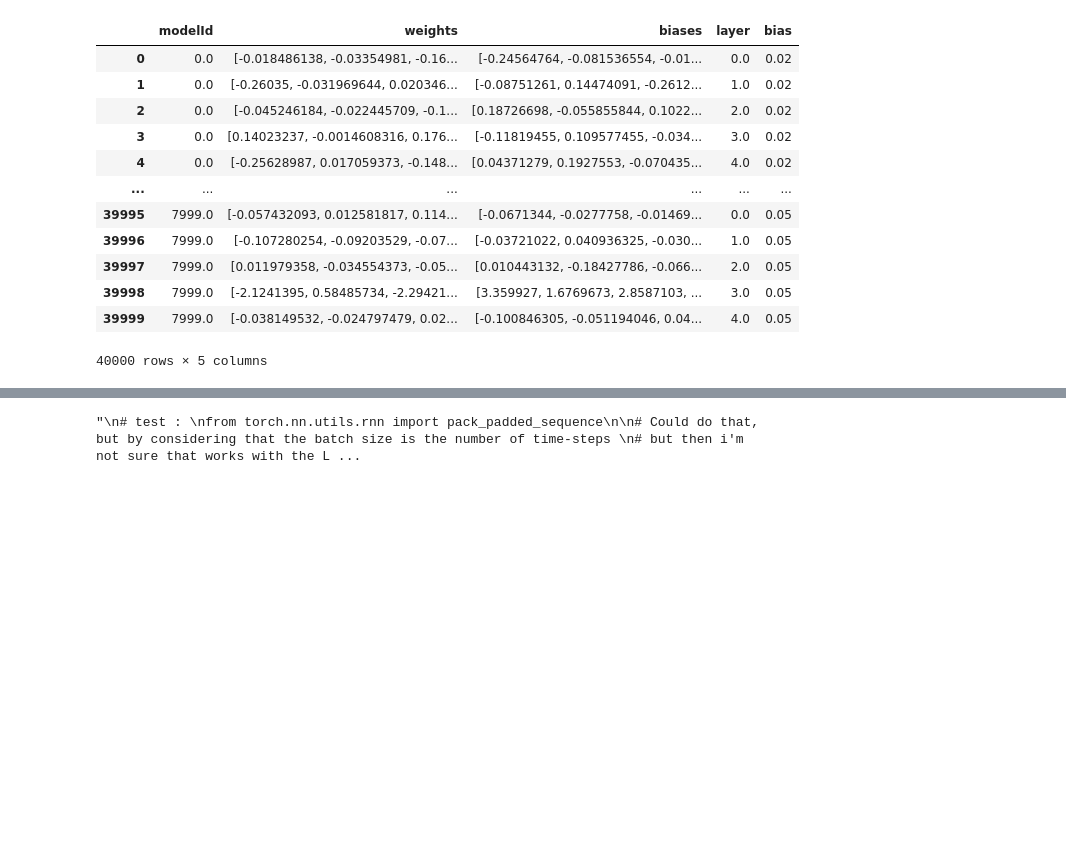
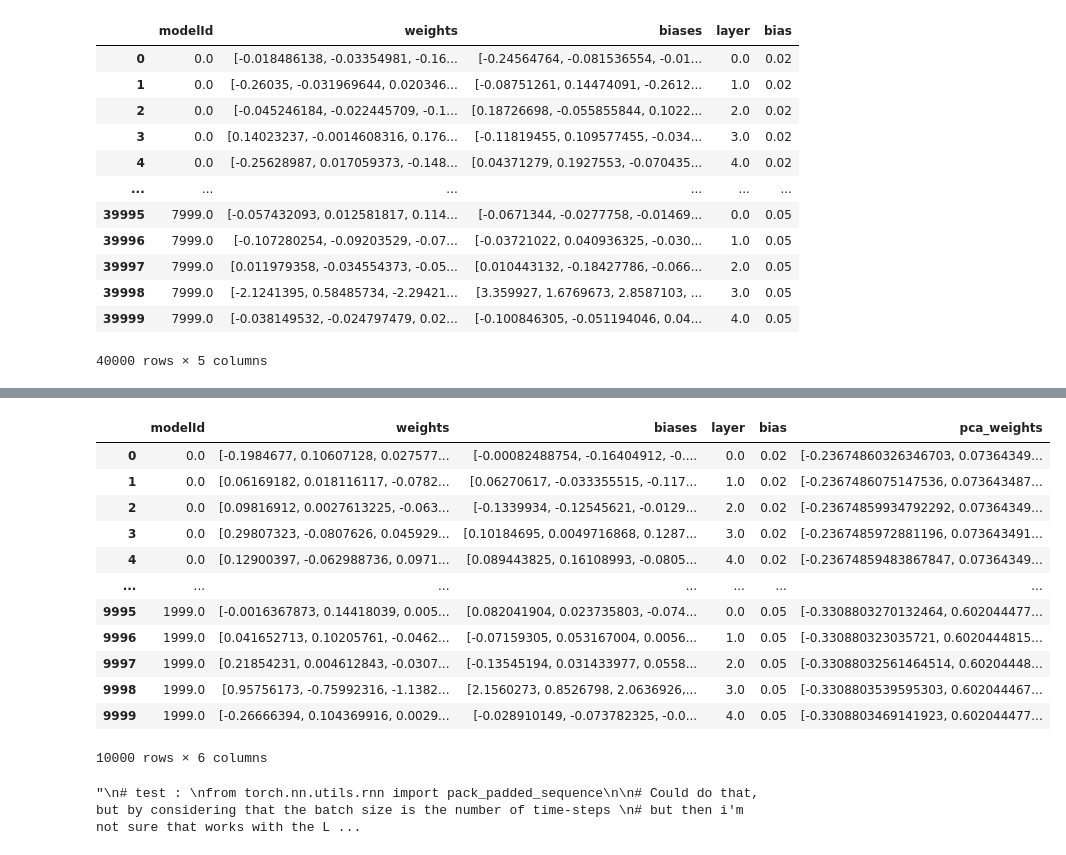
Before and after one commit to ghjuliasialelli/dl21, a Jupyter notebook: rnn-training.ipynb, the cells around one changed output, grey strips where cells are left out. Drawn from its saved outputs; the diff is of its cells as text; code cells hidden in the pictures; blank space fills up the shorter version.

```diff
--- a/rnn-training.ipynb
+++ b/rnn-training.ipynb
@@ -61,3 +117,20 @@ trainModelWeights
+# %%
+PCA_testModelWeights = get_PCA_ModelWeights(testModelWeights, pca_test_weights)
+PCA_testModelWeights
+# %% [output]
+|  | modelId | weights | biases | layer | bias | pca_weights |
+| 0 | 0.0 | [-0.1984677, 0.10607128, 0.027577... | [-0.00082488754, -0.16404912, -0.... | 0.0 | 0.02 | [-0.23674860326346703, 0.07364349... |
+| 1 | 0.0 | [0.06169182, 0.018116117, -0.0782... | [0.06270617, -0.033355515, -0.117... | 1.0 | 0.02 | [-0.2367486075147536, 0.073643487... |
+| 2 | 0.0 | [0.09816912, 0.0027613225, -0.063... | [-0.1339934, -0.12545621, -0.0129... | 2.0 | 0.02 | [-0.23674859934792292, 0.07364349... |
+| 3 | 0.0 | [0.29807323, -0.0807626, 0.045929... | [0.10184695, 0.0049716868, 0.1287... | 3.0 | 0.02 | [-0.2367485972881196, 0.073643491... |
+| 4 | 0.0 | [0.12900397, -0.062988736, 0.0971... | [0.089443825, 0.16108993, -0.0805... | 4.0 | 0.02 | [-0.23674859483867847, 0.07364349... |
+| ... | ... | ... | ... | ... | ... | ... |
+| 9995 | 1999.0 | [-0.0016367873, 0.14418039, 0.005... | [0.082041904, 0.023735803, -0.074... | 0.0 | 0.05 | [-0.3308803270132464, 0.602044477... |
+| 9996 | 1999.0 | [0.041652713, 0.10205761, -0.0462... | [-0.07159305, 0.053167004, 0.0056... | 1.0 | 0.05 | [-0.330880323035721, 0.6020444815... |
+| 9997 | 1999.0 | [0.21854231, 0.004612843, -0.0307... | [-0.13545194, 0.031433977, 0.0558... | 2.0 | 0.05 | [-0.33088032561464514, 0.60204448... |
+| 9998 | 1999.0 | [0.95756173, -0.75992316, -1.1382... | [2.1560273, 0.8526798, 2.0636926,... | 3.0 | 0.05 | [-0.3308803539595303, 0.602044467... |
+| 9999 | 1999.0 | [-0.26666394, 0.104369916, 0.0029... | [-0.028910149, -0.073782325, -0.0... | 4.0 | 0.05 | [-0.3308803469141923, 0.602044477... |
+10000 rows × 6 columns
 # %%
 def dataset_iterator(ids, ModelWeights, feature, label):
 
```
Also changed, not shown: parts of 17 cells of this notebook.
